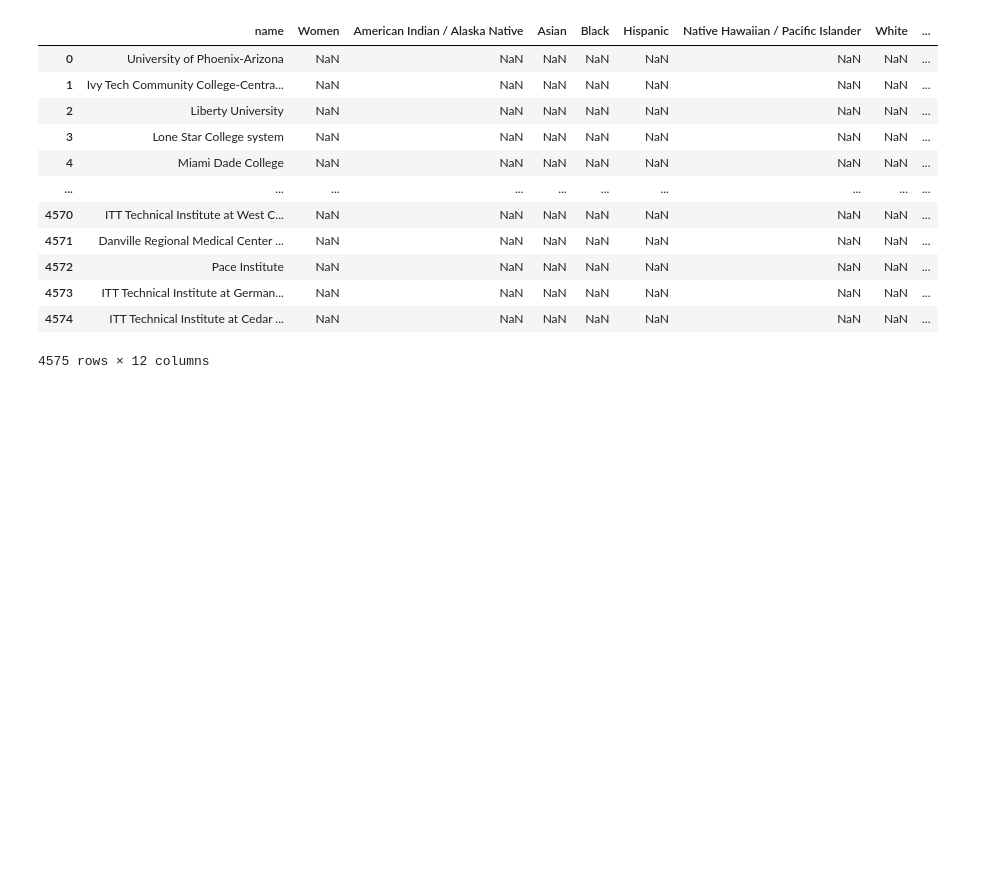
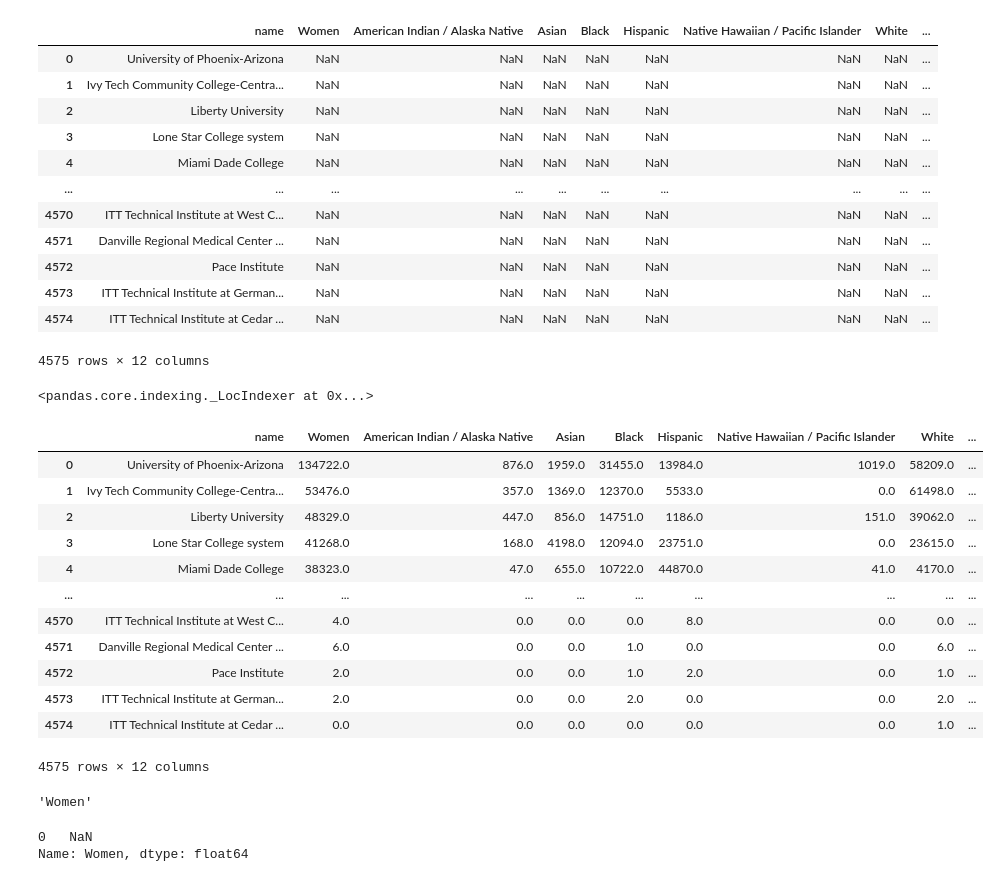
Before and after one commit to AkshathRaghav/YourCollege, a Jupyter notebook: eda.ipynb, the cells around one changed output. Cells and saved outputs as stored; diff of their text form; code cells hidden in the pictures; blank space fills up the shorter version.

Commit message:
diversity data cleaned

```diff
--- a/eda.ipynb
+++ b/eda.ipynb
@@ -115,3 +115,28 @@ clean_diversity
 | 4573 | ITT Technical Institute at German... | NaN | NaN | NaN | NaN | NaN | NaN | NaN | ... |
 | 4574 | ITT Technical Institute at Cedar ... | NaN | NaN | NaN | NaN | NaN | NaN | NaN | ... |
 4575 rows × 12 columns
+# %%
+diversity.loc(['name'] == 'University of Phoenix-Arizona')
+# %% [output]
+<pandas.core.indexing._LocIndexer at 0x...>
+# %%
+for index in diversity.index:
+    category = diversity.iloc[index]['category']
+    name = diversity.iloc[index]['name']
+    clean_diversity.loc[clean_diversity['name'] == name, [category]] = diversity.iloc[index]['enrollment']
+# %%
+clean_diversity
+# %% [output]
+|  | name | Women | American Indian / Alaska Native | Asian | Black | Hispanic | Native Hawaiian / Pacific Islander | White | ... |
+| 0 | University of Phoenix-Arizona | 134722.0 | 876.0 | 1959.0 | 31455.0 | 13984.0 | 1019.0 | 58209.0 | ... |
+| 1 | Ivy Tech Community College-Centra... | 53476.0 | 357.0 | 1369.0 | 12370.0 | 5533.0 | 0.0 | 61498.0 | ... |
+| 2 | Liberty University | 48329.0 | 447.0 | 856.0 | 14751.0 | 1186.0 | 151.0 | 39062.0 | ... |
+| 3 | Lone Star College system | 41268.0 | 168.0 | 4198.0 | 12094.0 | 23751.0 | 0.0 | 23615.0 | ... |
+| 4 | Miami Dade College | 38323.0 | 47.0 | 655.0 | 10722.0 | 44870.0 | 41.0 | 4170.0 | ... |
+| ... | ... | ... | ... | ... | ... | ... | ... | ... | ... |
+| 4570 | ITT Technical Institute at West C... | 4.0 | 0.0 | 0.0 | 0.0 | 8.0 | 0.0 | 0.0 | ... |
+| 4571 | Danville Regional Medical Center ... | 6.0 | 0.0 | 0.0 | 1.0 | 0.0 | 0.0 | 6.0 | ... |
+| 4572 | Pace Institute | 2.0 | 0.0 | 0.0 | 1.0 | 2.0 | 0.0 | 1.0 | ... |
+| 4573 | ITT Technical Institute at German... | 2.0 | 0.0 | 0.0 | 2.0 | 0.0 | 0.0 | 2.0 | ... |
+| 4574 | ITT Technical Institute at Cedar ... | 0.0 | 0.0 | 0.0 | 0.0 | 0.0 | 0.0 | 1.0 | ... |
+4575 rows × 12 columns
@@ -117,0 +145,9 @@ clean_diversity
+# %%
+diversity.iloc[0]['category']
+# %% [output]
+'Women'
+# %%
+clean_diversity.loc[clean_diversity['name'] == 'University of Phoenix-Arizona']['Women']
+# %% [output]
+0   NaN
+Name: Women, dtype: float64
```
Also changed, not shown: parts of 5 cells of this notebook, 1 other file.
